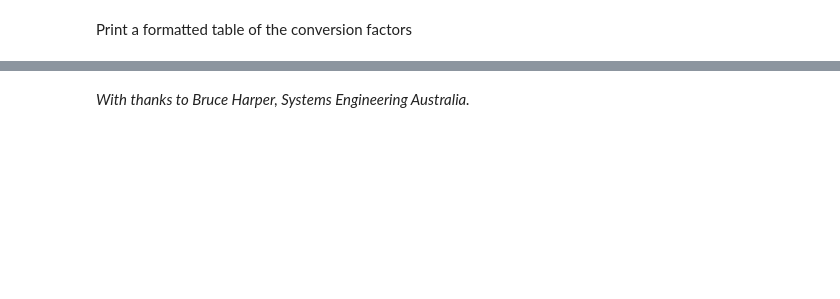
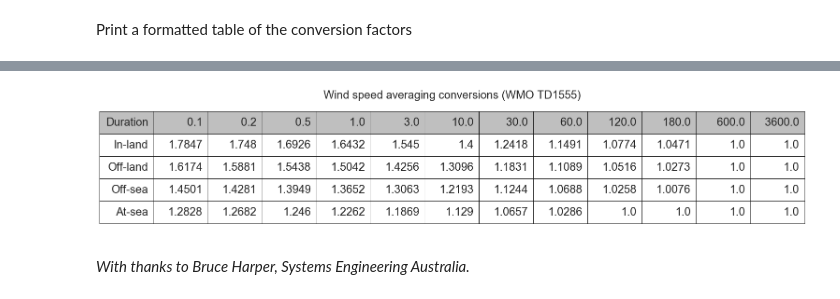
Before and after one commit to GeoscienceAustralia/tcrm, a Jupyter notebook: Wind speed averaging conversions.ipynb, the cells around one changed output, grey strips where cells are left out. Drawn from its saved outputs; the diff is of its cells as text; code cells hidden in the pictures; blank space fills up the shorter version.

```diff
--- a/Wind speed averaging conversions.ipynb
+++ b/Wind speed averaging conversions.ipynb
@@ -25,14 +25,14 @@ where:
 
 First start with importing the required Python modules.
 # %%
+from __future__ import division
 %matplotlib inline
-from __future__ import division
 
 import numpy as np
 import matplotlib.pyplot as plt
 import seaborn as sns
 sns.set_style('ticks')
-sns.set_context("poster")
+sns.set_context("paper")
 # %% [markdown]
 The approach starts with estimating the spectrally-based zero-crossing rate $\nu$, relative to an *hourly* reference period $T'_o$:
 
@@ -138,36 +146,38 @@ print rowfmt.format("At-sea  ", *gf_atsea)
 # %%
 nrows = 5
 ncols = len(tau) + 1
 hcell, wcell = 1., 1.
 hpad, wpad = .2, 0.5
 fig, ax = plt.subplots(figsize=((ncols*wcell+wpad), (nrows*hcell+hpad)))
 ax.axis('off')
 ax.xaxis.set_visible(False)
 ax.yaxis.set_visible(False)
-for sp in ax.spines.itervalues():
-    sp.set_color('w')
-    sp.set_zorder(0)
+for sp in ax.spines.items():
+    sp[1].set_color('w')
+    sp[1].set_zorder(0)
 
 titlestr = "Duration| " + "| ".join(['{:6.1f}'] * len(tau)).format(*tau)
 columns = titlestr.split('|')
 cell_text = [columns]
 cell_colors = [['0.75']*len(columns)]
 cell_text.append(["In-land"] + list(gf_inland.round(4)))
 cell_text.append(["Off-land"] + list(gf_offland.round(4)))
 cell_text.append(["Off-sea"] + list(gf_offsea.round(4)))
 cell_text.append(["At-sea"] + list(gf_atsea.round(4)))
 cell_colors.append(['w']*len(columns))
 cell_colors.append(['w']*len(columns))
 cell_colors.append(['w']*len(columns))
 cell_colors.append(['w']*len(columns))
 the_table = plt.table(cellText=cell_text, loc='center',
                       fontsize=24, cellColours=cell_colors)
 the_table.set_zorder(10)
 the_table.auto_set_font_size(False)
 the_table.set_fontsize(24)
 the_table.scale(2, 4)
 ax.set_title("Wind speed averaging conversions (WMO TD1555)", fontsize=24)
 plt.show()
+# %% [output]
+[figure, added]
 # %% [markdown]
 *With thanks to Bruce Harper, Systems Engineering Australia.*
 # %%
```
Also changed, not shown: parts of 4 cells of this notebook, 2 other files.
